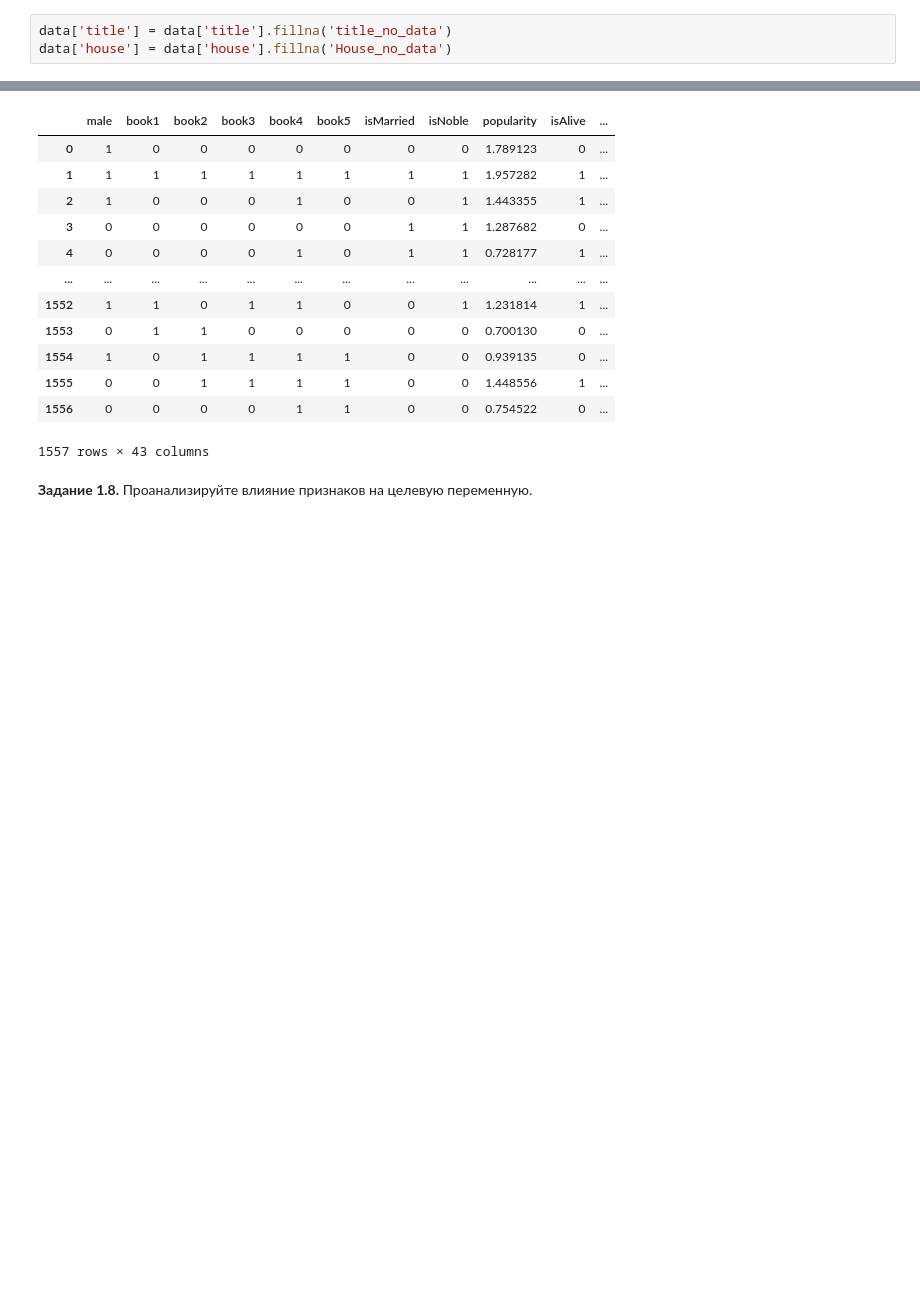
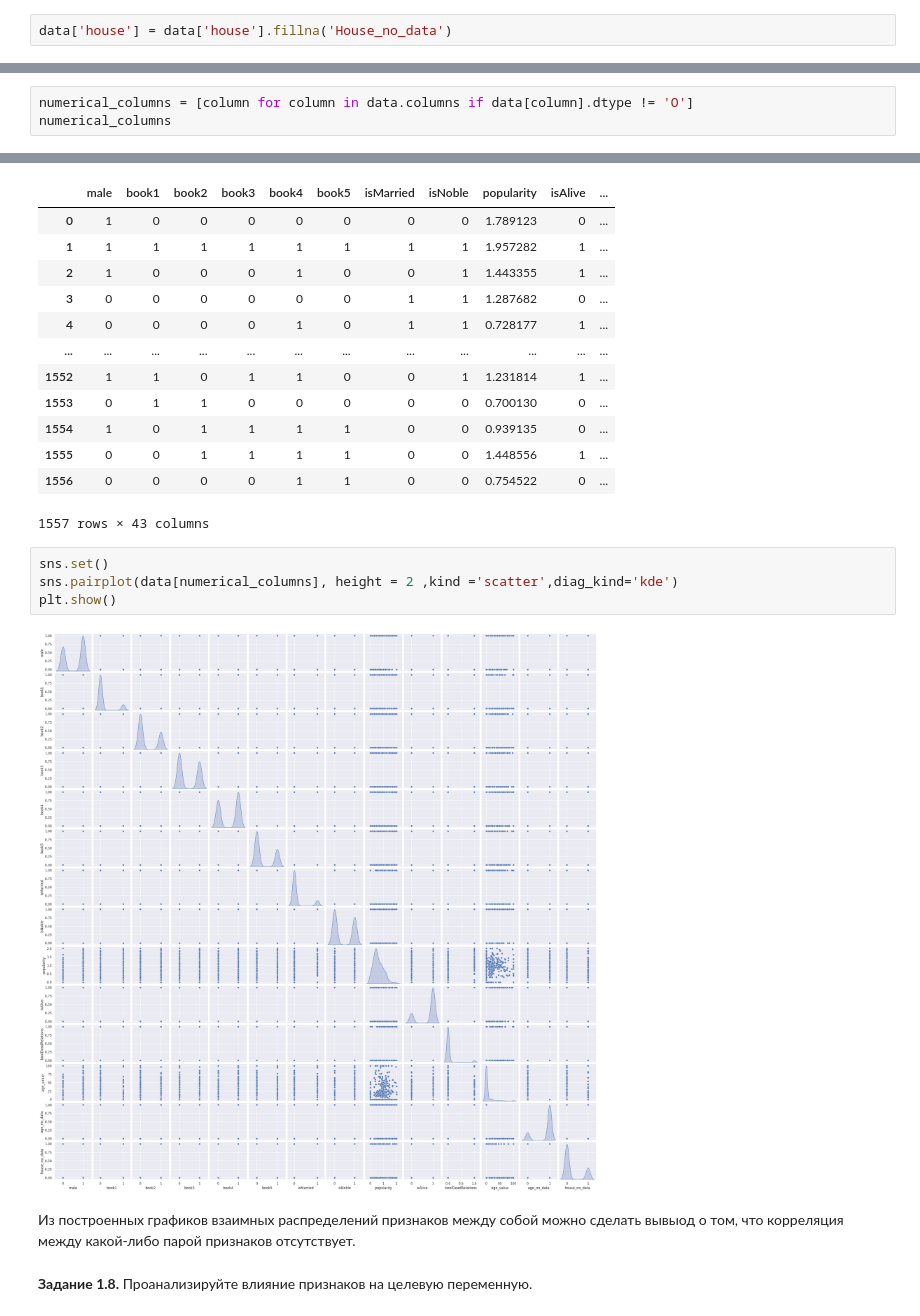
Before and after one commit to MasterOfRealityyy/DLS, a Jupyter notebook: Копия_блокнота_"hw_1_game_of_thrones_ipynb".ipynb, the cells around one changed output, grey strips where cells are left out. Drawn from its saved outputs; the diff is of its cells as text; blank space fills up the shorter version.

```diff
--- a/Копия_блокнота_"hw_1_game_of_thrones_ipynb".ipynb
+++ b/Копия_блокнота_"hw_1_game_of_thrones_ipynb".ipynb
@@ -552,5 +552,4 @@ data['house_no_data']
 1557 rows × 1 columns
 dtype: int64
 # %%
-data['title'] = data['title'].fillna('title_no_data')
 data['house'] = data['house'].fillna('House_no_data')
@@ -624,3 +621,6 @@ data['house'].value_counts(dropna=False)
 | House Crakehall | 10 |
 | House Florent | 10 |
 dtype: int64
+# %%
+numerical_columns = [column for column in data.columns if data[column].dtype != 'O']
+numerical_columns
@@ -704,6 +719,14 @@ data
 | 1555 | 0 | 0 | 1 | 1 | 1 | 1 | 0 | 0 | 1.448556 | 1 | ... |
 | 1556 | 0 | 0 | 0 | 0 | 1 | 1 | 0 | 0 | 0.754522 | 0 | ... |
 1557 rows × 43 columns
+# %%
+sns.set()
+sns.pairplot(data[numerical_columns], height = 2 ,kind ='scatter',diag_kind='kde')
+plt.show()
+# %% [output]
+[figure, added]
+# %% [markdown]
+ Из построенных графиков взаимных распределений признаков между собой можно сделать вывыод о том, что корреляция между какой-либо парой признаков отсутствует.
 # %% [markdown]
 **Задание 1.8.** Проанализируйте влияние признаков на целевую переменную.
 # %%
```
Also changed, not shown: parts of 27 cells of this notebook.
